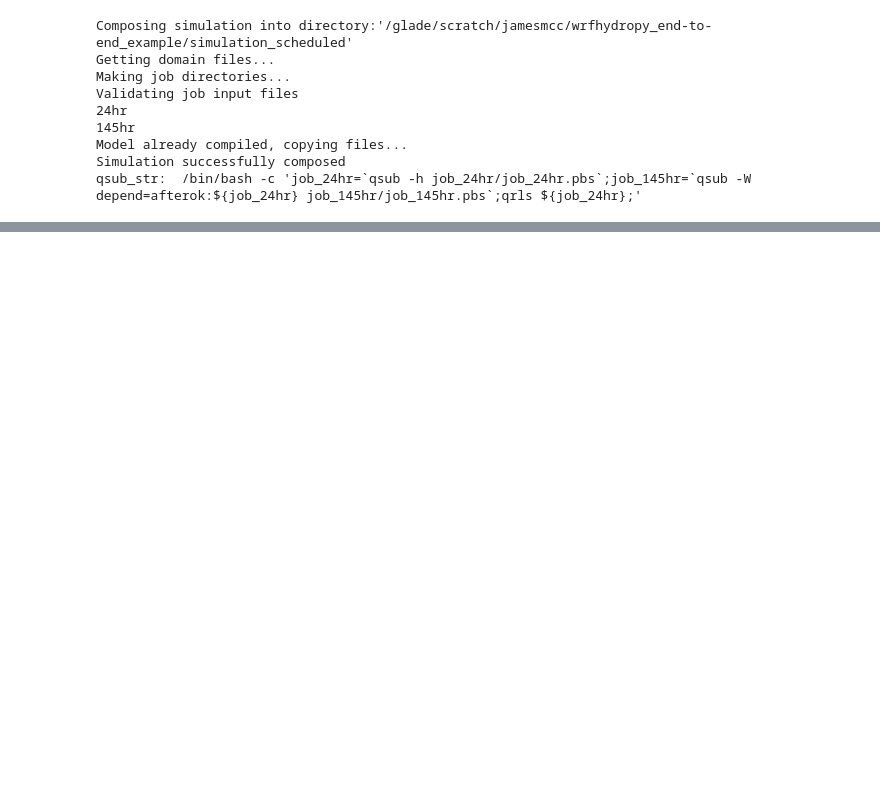
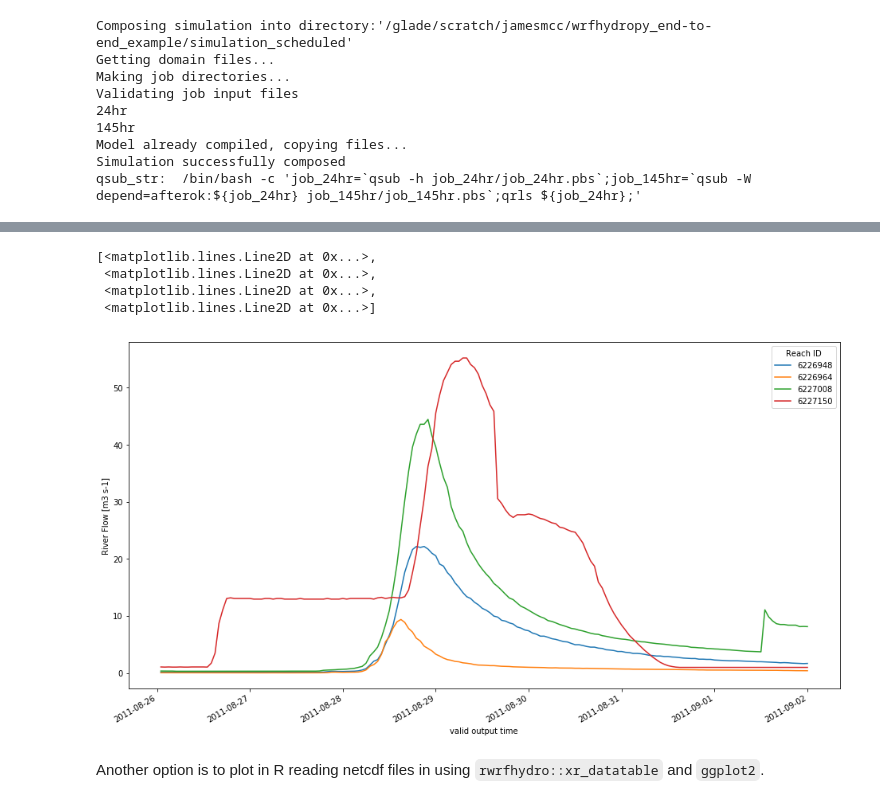
Before and after one commit to NCAR/wrf_hydro_py, a Jupyter notebook: doc/examples/wrfhydropy_example.ipynb, the cells around one changed output, grey strips where cells are left out. Cells and saved outputs as stored; diff of their text form; code cells hidden in the pictures; blank space fills up the shorter version.

Commit message:
Improve example but depends on changes to simulation output class.

```diff
--- a/doc/examples/wrfhydropy_example.ipynb
+++ b/doc/examples/wrfhydropy_example.ipynb
@@ -362,0 +538,8 @@ simulation.output.channel_rt.open(forecast=False).sel(feature_id=6226932).stream
+# %%
+simulation.output.chanobs.streamflow.plot(x='time', hue='feature_id', aspect=2, size=8)
+# %% [output]
+[<matplotlib.lines.Line2D at 0x...>,
+ <matplotlib.lines.Line2D at 0x...>,
+ <matplotlib.lines.Line2D at 0x...>,
+ <matplotlib.lines.Line2D at 0x...>]
+[figure, added]
@@ -362,0 +548,2 @@ simulation.output.channel_rt.open(forecast=False).sel(feature_id=6226932).stream
+# %% [markdown]
+Another option is to plot in R reading netcdf files in using `rwrfhydro::xr_datatable` and `ggplot2`.
```
Also changed, not shown: parts of 42 cells of this notebook.
